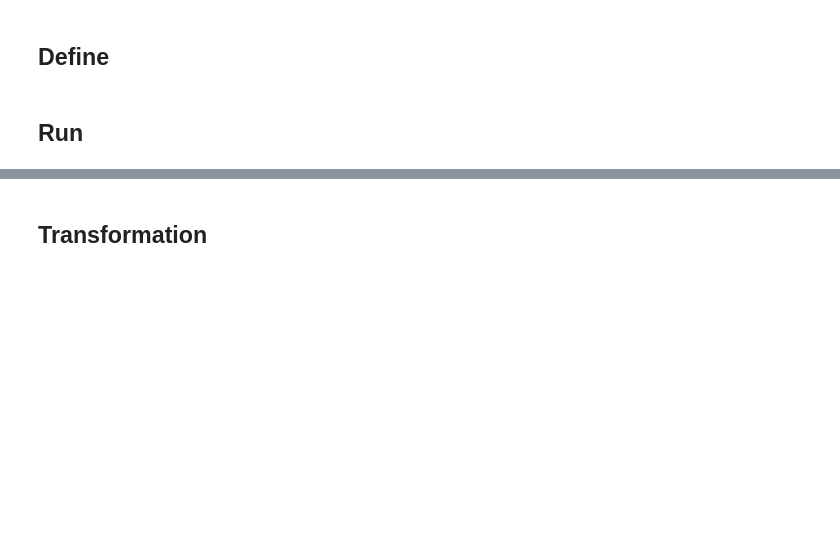
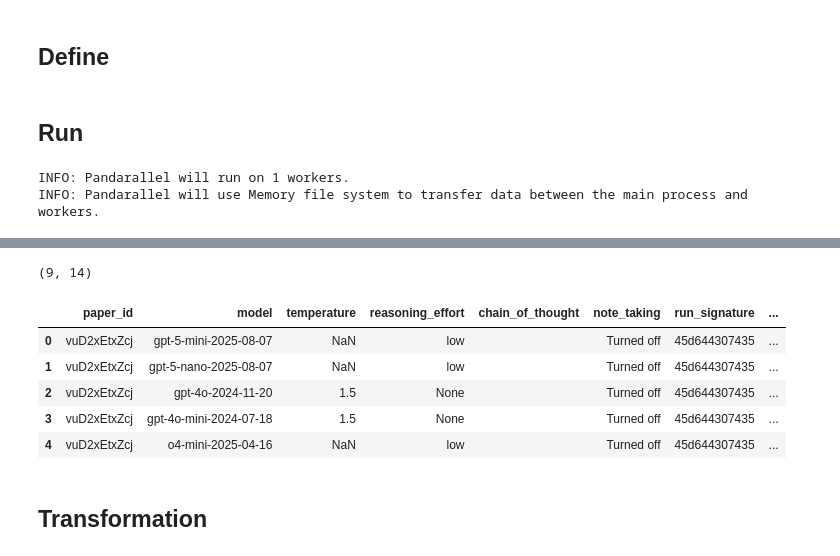
Before and after one commit to hiiamlars/analytical_flexibility_llm_reviews, a Jupyter notebook: data_generation/llm_review_segmentation.ipynb, the cells around one changed output, grey strips where cells are left out. Drawn from its saved outputs; the diff is of its cells as text; code cells hidden in the pictures; blank space fills up the shorter version.

Commit message:
Include parallel processing for extraction

```diff
--- a/data_generation/llm_review_segmentation.ipynb
+++ b/data_generation/llm_review_segmentation.ipynb
@@ -139,11 +157,14 @@ def extract_ratings(json_str, rating_keys):
 # %%
 # @title Extraction
 
+# Initialize parallel processing for faster extraction
+pandarallel.initialize(progress_bar=True)
+
 # Apply the extraction function for weaknesses
-df[REVIEW_COL_EXTRACTED_WEAKNESS] = df[REVIEW_COL_ORIGINAL].apply(extract_weaknesses)
+df[REVIEW_COL_EXTRACTED_WEAKNESS] = df[REVIEW_COL_ORIGINAL].parallel_apply(extract_weaknesses)
 
 # Apply the extraction function for ratings
-extracted_ratings_series = df[REVIEW_COL_ORIGINAL].apply(lambda x: extract_ratings(x, RATING_KEYS))
+extracted_ratings_series = df[REVIEW_COL_ORIGINAL].parallel_apply(lambda x: extract_ratings(x, RATING_KEYS))
 
 # Add the full dictionary of ratings as a new column
 df[REVIEW_COL_EXTRACTED_RATING] = extracted_ratings_series
@@ -155,3 +176,6 @@ for key in RATING_KEYS:
 # Check and display extracted section(s) and new rating columns
 display(df.shape)
 display(df.head())
+# %% [output]
+INFO: Pandarallel will run on 1 workers.
+INFO: Pandarallel will use Memory file system to transfer data between the main process and workers.
@@ -158,3 +188,10 @@ display(df.head())
+(9, 14)
+|  | paper_id | model | temperature | reasoning_effort | chain_of_thought | note_taking | run_signature | ... |
+| 0 | vuD2xEtxZcj | gpt-5-mini-2025-08-07 | NaN | low |  | Turned off | 45d644307435 | ... |
+| 1 | vuD2xEtxZcj | gpt-5-nano-2025-08-07 | NaN | low |  | Turned off | 45d644307435 | ... |
+| 2 | vuD2xEtxZcj | gpt-4o-2024-11-20 | 1.5 | None |  | Turned off | 45d644307435 | ... |
+| 3 | vuD2xEtxZcj | gpt-4o-mini-2024-07-18 | 1.5 | None |  | Turned off | 45d644307435 | ... |
+| 4 | vuD2xEtxZcj | o4-mini-2025-04-16 | NaN | low |  | Turned off | 45d644307435 | ... |
 # %% [markdown]
 ## Transformation
 # %%
```
Also changed, not shown: parts of 9 cells of this notebook.
